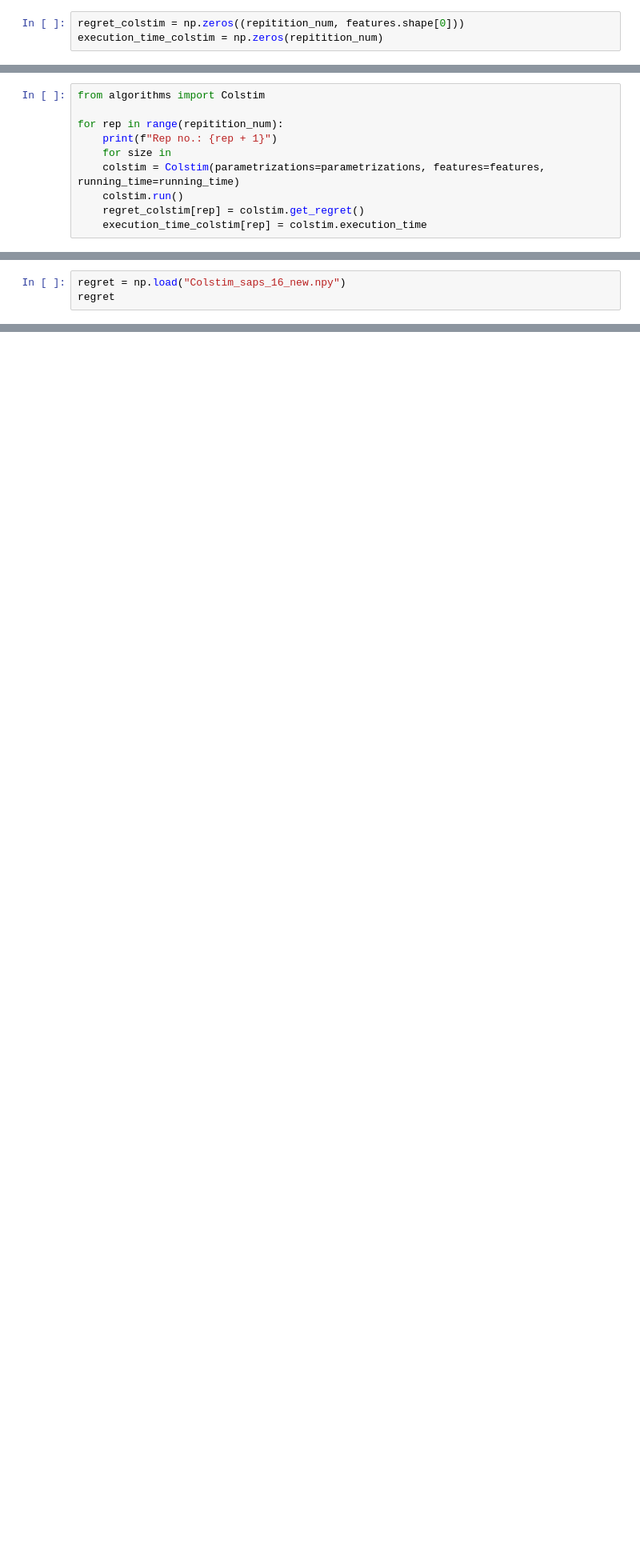
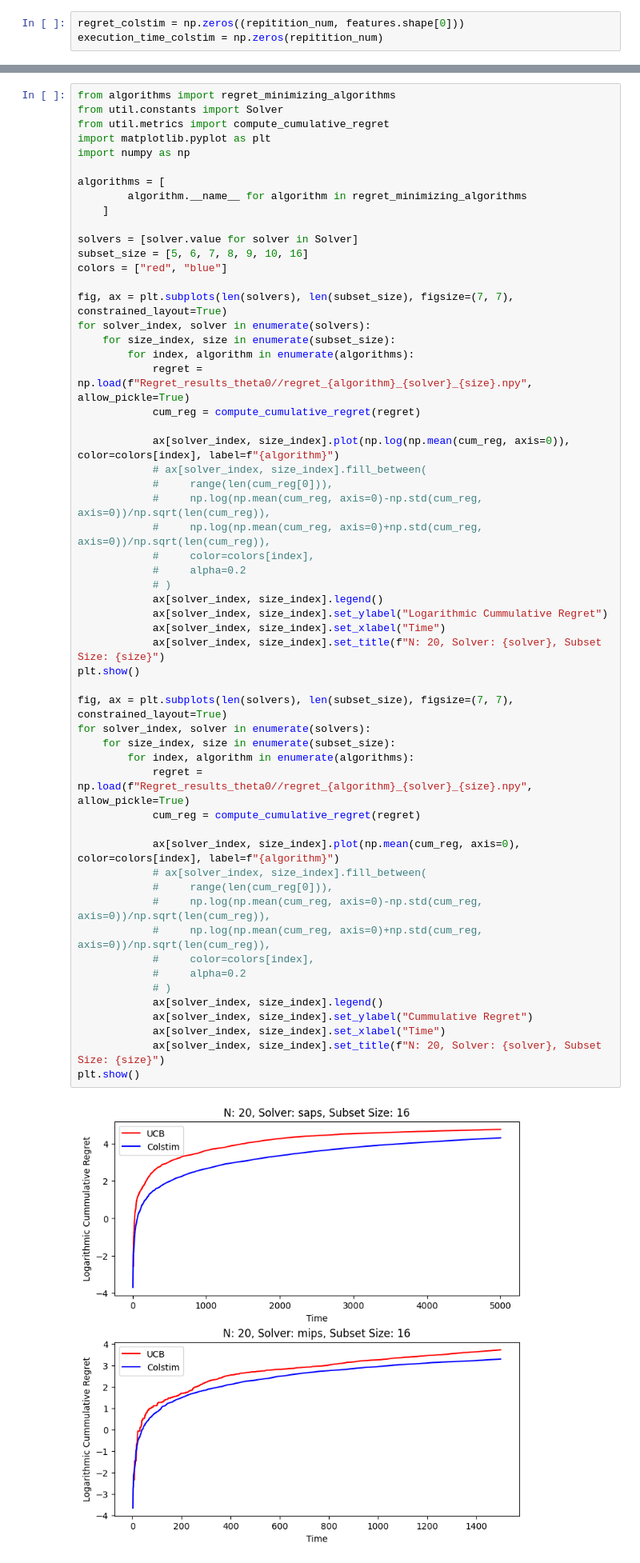
Before and after one commit to sshivam95/Multi-Dueling-Bandits, a Jupyter notebook: test.ipynb, the cells around one changed output, grey strips where cells are left out. Shown: that part at 80% size. Cells and saved outputs as stored; diff of their text form; blank space fills up the shorter version.

```diff
--- a/test.ipynb
+++ b/test.ipynb
@@ -131,10 +113,0 @@ execution_time_colstim = np.zeros(repitition_num)
-# %%
-from algorithms import Colstim
-
-for rep in range(repitition_num):
-    print(f"Rep no.: {rep + 1}")
-    for size in
-    colstim = Colstim(parametrizations=parametrizations, features=features, running_time=running_time)
-    colstim.run()
-    regret_colstim[rep] = colstim.get_regret()
-    execution_time_colstim[rep] = colstim.execution_time
@@ -149,3 +113,0 @@ np.save("Colstim_saps_16_new.npy", regret_colstim)
-# %%
-regret = np.load("Colstim_saps_16_new.npy")
-regret
@@ -282,0 +146,58 @@ plt.show()
+# %%
+from algorithms import regret_minimizing_algorithms
+from util.constants import Solver
+from util.metrics import compute_cumulative_regret
+import matplotlib.pyplot as plt
+import numpy as np
+
+algorithms = [
+        algorithm.__name__ for algorithm in regret_minimizing_algorithms
+    ]
+
+solvers = [solver.value for solver in Solver]
+subset_size = [5, 6, 7, 8, 9, 10, 16]
+colors = ["red", "blue"]
+
+fig, ax = plt.subplots(len(solvers), len(subset_size), figsize=(7, 7), constrained_layout=True)
+for solver_index, solver in enumerate(solvers):
+    for size_index, size in enumerate(subset_size):
+        for index, algorithm in enumerate(algorithms):
+            regret = np.load(f"Regret_results_theta0//regret_{algorithm}_{solver}_{size}.npy", allow_pickle=True)
+            cum_reg = compute_cumulative_regret(regret)
+
+            ax[solver_index, size_index].plot(np.log(np.mean(cum_reg, axis=0)), color=colors[index], label=f"{algorithm}")
+            # ax[solver_index, size_index].fill_between(
+            #     range(len(cum_reg[0])),
+            #     np.log(np.mean(cum_reg, axis=0)-np.std(cum_reg, axis=0))/np.sqrt(len(cum_reg)),
+            #     np.log(np.mean(cum_reg, axis=0)+np.std(cum_reg, axis=0))/np.sqrt(len(cum_reg)),
+            #     color=colors[index],
+            #     alpha=0.2
+            # )
+            ax[solver_index, size_index].legend()
+            ax[solver_index, size_index].set_ylabel("Logarithmic Cummulative Regret")
+            ax[solver_index, size_index].set_xlabel("Time")
+            ax[solver_index, size_index].set_title(f"N: 20, Solver: {solver}, Subset Size: {size}")
+plt.show()
+
+fig, ax = plt.subplots(len(solvers), len(subset_size), figsize=(7, 7), constrained_layout=True)
+for solver_index, solver in enumerate(solvers):
+    for size_index, size in enumerate(subset_size):
+        for index, algorithm in enumerate(algorithms):
+            regret = np.load(f"Regret_results_theta0//regret_{algorithm}_{solver}_{size}.npy", allow_pickle=True)
+            cum_reg = compute_cumulative_regret(regret)
+
+            ax[solver_index, size_index].plot(np.mean(cum_reg, axis=0), color=colors[index], label=f"{algorithm}")
+            # ax[solver_index, size_index].fill_between(
+            #     range(len(cum_reg[0])),
+            #     np.log(np.mean(cum_reg, axis=0)-np.std(cum_reg, axis=0))/np.sqrt(len(cum_reg)),
+            #     np.log(np.mean(cum_reg, axis=0)+np.std(cum_reg, axis=0))/np.sqrt(len(cum_reg)),
+            #     color=colors[index],
+            #     alpha=0.2
+            # )
+            ax[solver_index, size_index].legend()
+            ax[solver_index, size_index].set_ylabel("Cummulative Regret")
+            ax[solver_index, size_index].set_xlabel("Time")
+            ax[solver_index, size_index].set_title(f"N: 20, Solver: {solver}, Subset Size: {size}")
+plt.show()
+# %% [output]
+[figure, added]
```
Also changed, not shown: parts of 18 cells of this notebook, 1 other file.
